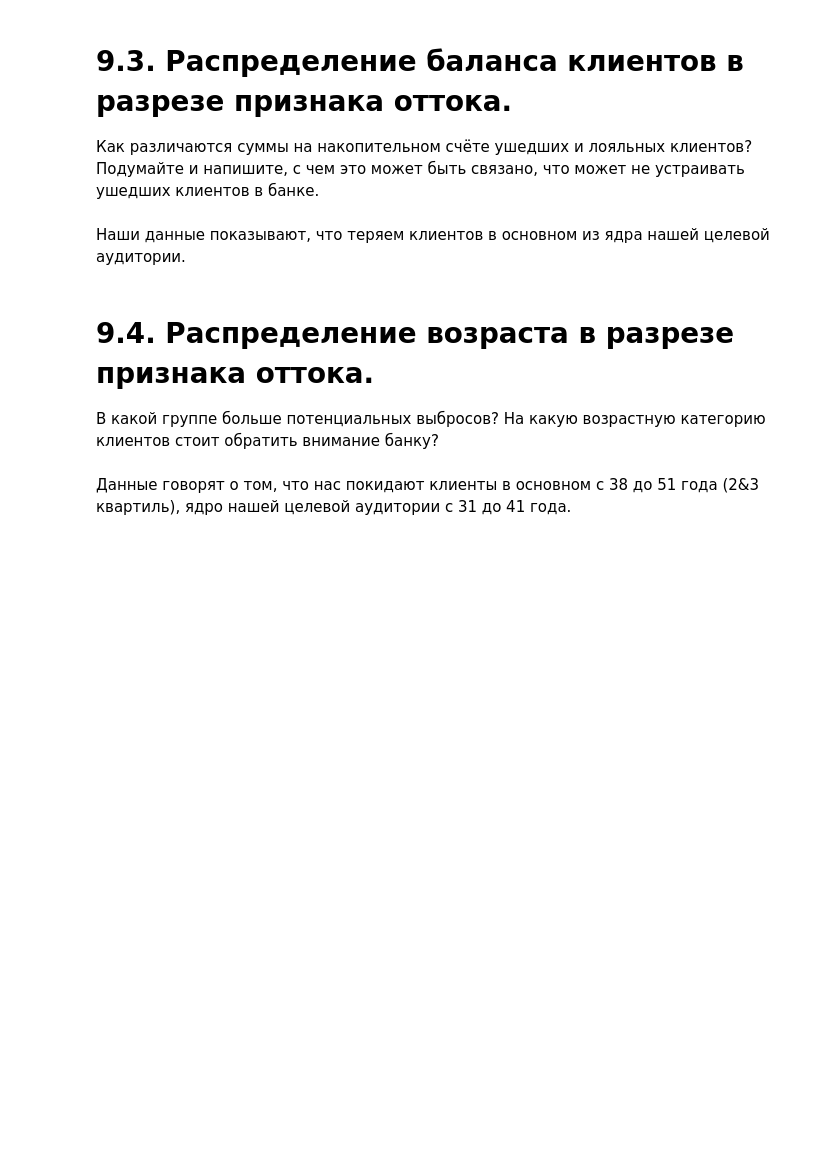
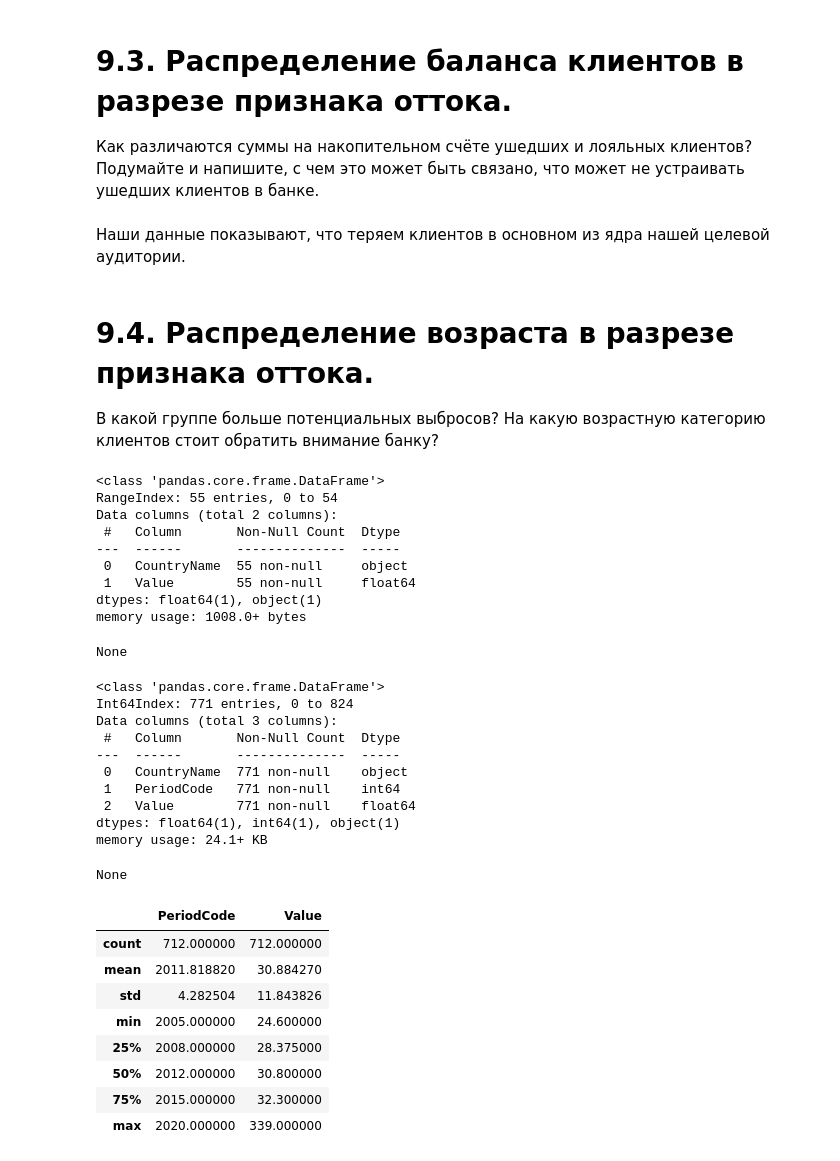
Before and after one commit to Dekoz3/VS_code, a Jupyter notebook: Задания Skillfactory/PY13/PY13 visualization practice.ipynb, the cells around one changed output. Saved outputs shown, nothing was run; the diff lists cells and outputs as text; code cells hidden in the pictures; blank space fills up the shorter version.

```diff
--- a/Задания Skillfactory/PY13/PY13 visualization practice.ipynb
+++ b/Задания Skillfactory/PY13/PY13 visualization practice.ipynb
@@ -210,2 +194,74 @@ fig.show()
-# %% [markdown]
-Данные говорят о том, что нас покидают клиенты в основном с 38 до 51 года (2&3 квартиль), ядро нашей целевой аудитории с 31 до 41 года.
+# %%
+mask_balance = churn_data['Balance'] > 2500
+fig = px.histogram(churn_data[mask_balance], x="Age", color='Status',  marginal="box", nbins=30, width=1150 , height= 500)
+fig.update_layout(title=dict(text= 'Распределение возраста клиентов<Br>в разрезе признака оттока', yanchor="top", x= 0.5, font_size = 20),
+    legend=dict(
+    # orientation="h",
+    # yanchor="top",
+    # y=-0.1,
+    # xanchor="center",
+    # x=0.5,
+    font_size=18),
+    showlegend=True
+
+    )
+
+no_need = ['IndicatorCode', 'IndicatorName', 'VariableName', 'MeasurementName', 'CountryCode', 'Alpha3Code', 'Unnamed: 9']
+
+baby_woman = pd.read_csv('data/data_woman_baby.csv', encoding= 'latin-1')
+baby_woman = baby_woman.drop(no_need, axis=1)
+baby_woman['Value'] = baby_woman['Value'].apply(lambda x: x if x != '..' else np.nan).astype('float')
+baby_woman.dropna(axis= 0, inplace = True)
+first_baby_age = baby_woman.groupby('CountryName', as_index=False)['Value'].mean()
+display(first_baby_age.info())
+
+woman_mar = pd.read_csv('data/data_woman_mar.csv', encoding= 'latin-1')
+woman_mar = woman_mar.drop(no_need, axis=1)
+woman_mar['Value'] = woman_mar['Value'].apply(lambda x: x if x != '..' else np.nan).astype('float')
+woman_mar.dropna(axis= 0, inplace = True)
+first_mar_woman = woman_mar.groupby('CountryName', as_index=False)['Value'].mean()
+display(baby_woman.info())
+
+
+man_mar = pd.read_csv('data/data_man_mar.csv', encoding= 'latin-1')
+man_mar = man_mar.drop(no_need, axis=1)
+man_mar['Value'] = man_mar['Value'].apply(lambda x: x if x != '..' else np.nan).astype('float')
+man_mar.dropna(axis= 0, inplace = True)
+first_mar_man = man_mar.groupby('CountryName', as_index=False)['Value'].mean()
+display(man_mar.describe())
+
+
+
+
+# fig.show()
+# %% [output]
+<class 'pandas.core.frame.DataFrame'>
+RangeIndex: 55 entries, 0 to 54
+Data columns (total 2 columns):
+ #   Column       Non-Null Count  Dtype
+---  ------       --------------  -----
+ 0   CountryName  55 non-null     object
+ 1   Value        55 non-null     float64
+dtypes: float64(1), object(1)
+memory usage: 1008.0+ bytes
+None
+<class 'pandas.core.frame.DataFrame'>
+Int64Index: 771 entries, 0 to 824
+Data columns (total 3 columns):
+ #   Column       Non-Null Count  Dtype
+---  ------       --------------  -----
+ 0   CountryName  771 non-null    object
+ 1   PeriodCode   771 non-null    int64
+ 2   Value        771 non-null    float64
+dtypes: float64(1), int64(1), object(1)
+memory usage: 24.1+ KB
+None
+|  | PeriodCode | Value |
+| count | 712.000000 | 712.000000 |
+| mean | 2011.818820 | 30.884270 |
+| std | 4.282504 | 11.843826 |
+| min | 2005.000000 | 24.600000 |
+| 25% | 2008.000000 | 28.375000 |
+| 50% | 2012.000000 | 30.800000 |
+| 75% | 2015.000000 | 32.300000 |
+| max | 2020.000000 | 339.000000 |
```
Also changed, not shown: parts of 4 cells of this notebook, 5 other files.
